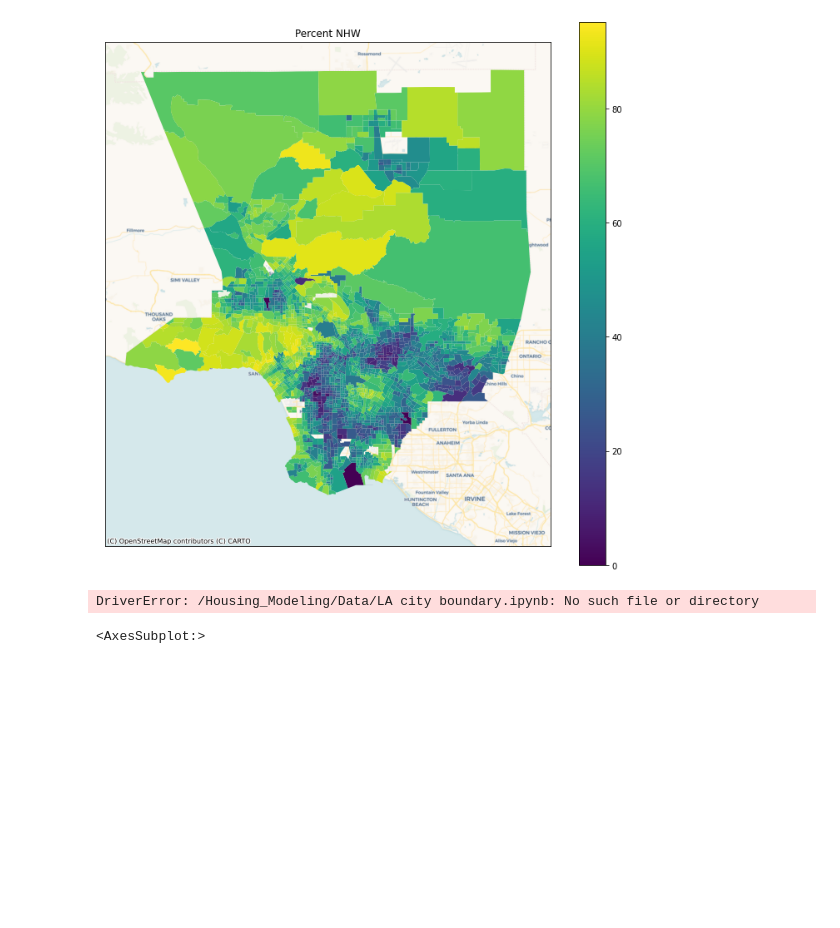
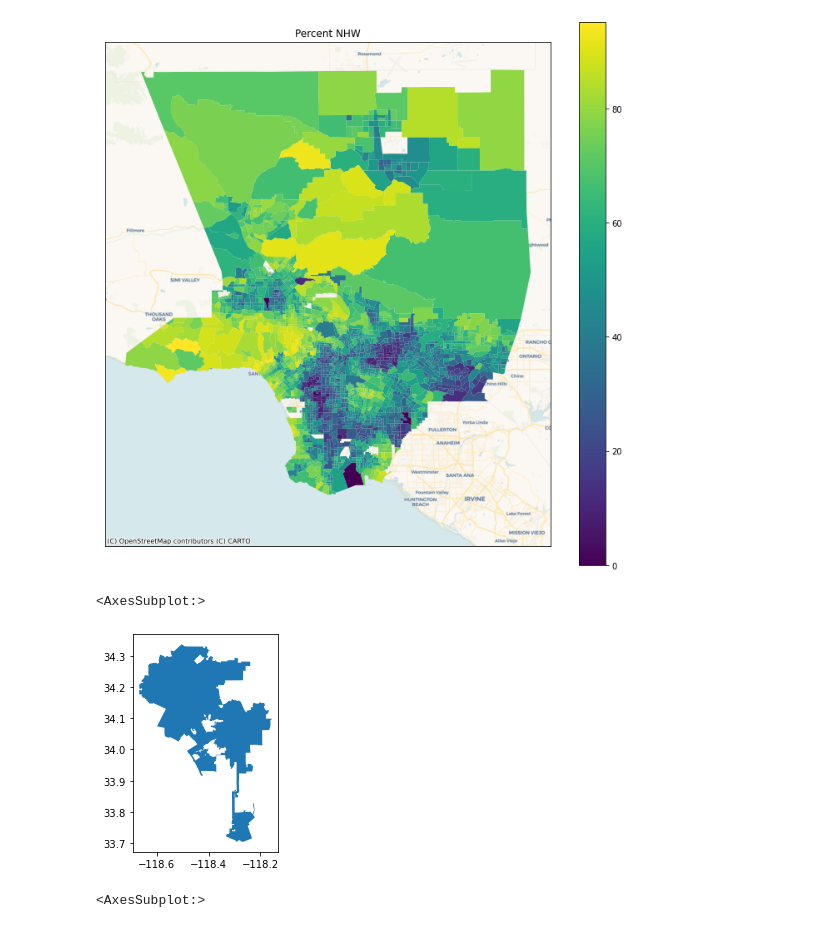
Before and after one commit to STReichert/Housing_Modeling, a Jupyter notebook: Census data.ipynb, the cells around one changed output. Drawn from its saved outputs; the diff is of its cells as text; code cells hidden in the pictures; blank space fills up the shorter version.

```diff
--- a/Census data.ipynb
+++ b/Census data.ipynb
@@ -143,17 +143,18 @@ ctx.add_basemap(ax, crs=lacounty.crs.to_string(), source=ctx.providers.CartoDB.V
 # %%
 # census data is by county, everything else we're doing is by city, so wanted to clip
 # obviously tracts and city boundaries don't line up, so this is approximate
 # our thought was that there are probably very few tracts where the distribution WITHIN the tract is
 # varied enough to make a huge difference in our estimates
 
 # pulled in an LA City boundary from the city's data hub
 
 import geopandas as gpd
 
-LA_boundary = gpd.read_file('/Housing_Modeling/Data/LA city boundary.ipynb')
+LA_boundary = gpd.read_file('/Users/alliepadgett/Documents/GitHub/Housing_Modeling/Data/City_Boundary.geojson')
 LA_boundary.plot()
 # %% [output]
-DriverError: /Housing_Modeling/Data/LA city boundary.ipynb: No such file or directory
+<AxesSubplot:>
+[figure, added]
 # %%
 # making sure projections are the same
 LA_boundary = LA_boundary.to_crs(epsg=4326)
```
Also changed, not shown: 4 other files.
